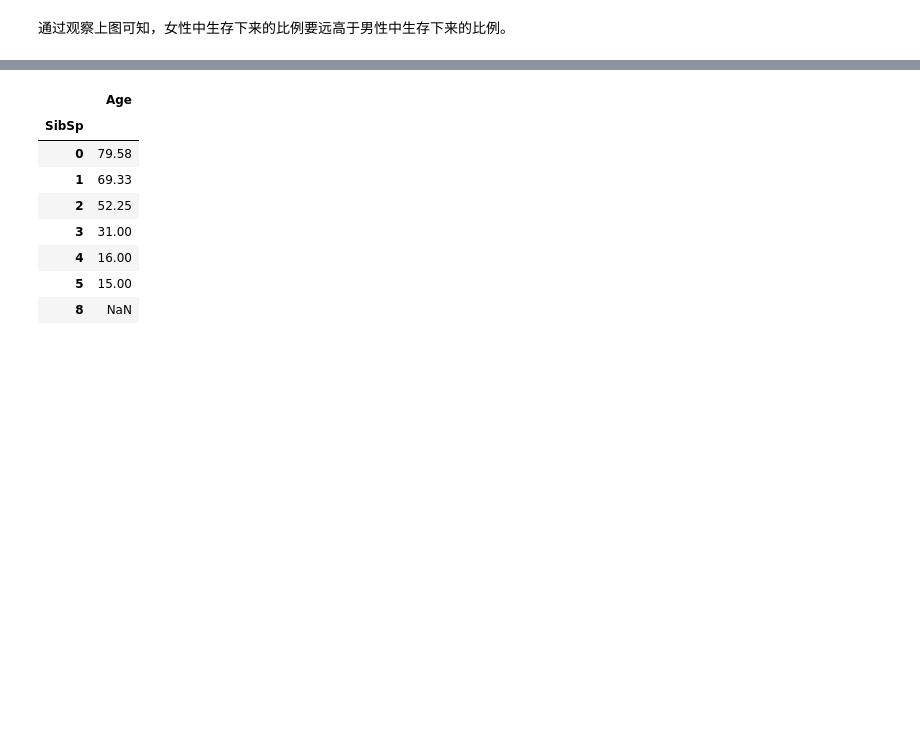
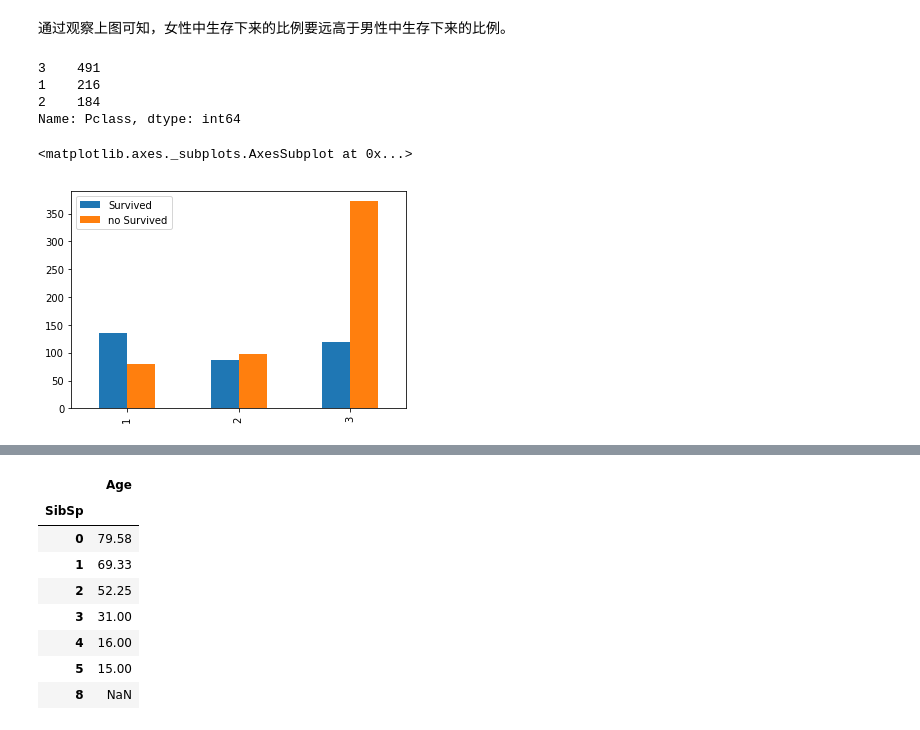
Before and after one commit to 1124418652/kaggle, a Jupyter notebook: titanic/titanic.ipynb, the cells around one changed output, grey strips where cells are left out. Drawn from its saved outputs; the diff is of its cells as text; code cells hidden in the pictures; blank space fills up the shorter version.

```diff
--- a/titanic/titanic.ipynb
+++ b/titanic/titanic.ipynb
@@ -103,2 +89,15 @@ Name: Sex, Length: 342, dtype: object
 # %% [markdown]
 通过观察上图可知，女性中生存下来的比例要远高于男性中生存下来的比例。
+# %%
+print(train_data.Pclass.value_counts())        # 获取分别属于每种等级的船票的数目
+pc0 = train_data.Pclass[train_data.Survived == 0].value_counts()
+pc1 = train_data.Pclass[train_data.Survived == 1].value_counts()
+pc_df = pd.DataFrame({'Survived': pc1, 'no Survived': pc0})
+pc_df.plot.bar()
+# %% [output]
+3    491
+1    216
+2    184
+Name: Pclass, dtype: int64
+<matplotlib.axes._subplots.AxesSubplot at 0x...>
+[figure, added]
```
Also changed, not shown: parts of 3 cells of this notebook.
